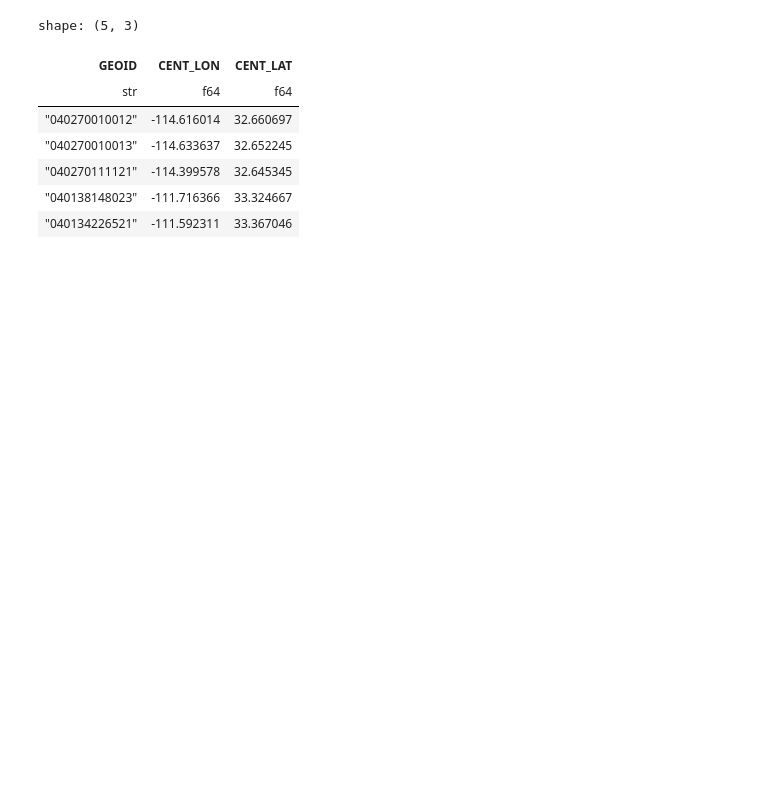
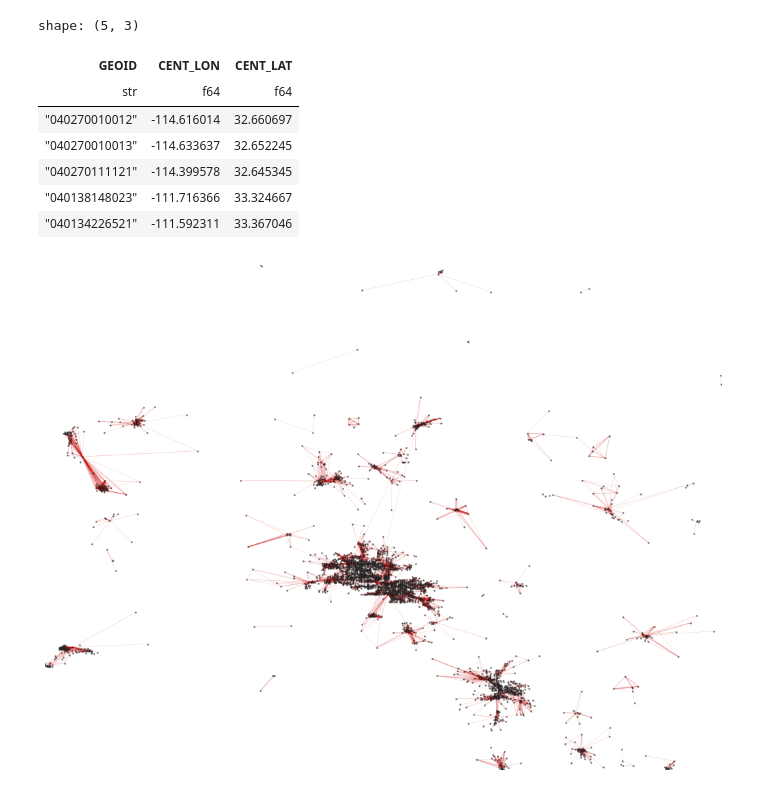
Before and after one commit to marcus-friis/weekly-patterns-plus-exploration, a Jupyter notebook: notebooks/duck-test.ipynb, the cells around one changed output. Saved outputs shown, nothing was run; the diff lists cells and outputs as text; code cells hidden in the pictures; blank space fills up the shorter version.

```diff
--- a/notebooks/duck-test.ipynb
+++ b/notebooks/duck-test.ipynb
@@ -161,11 +150,11 @@ G.add_weighted_edges_from(edges)
 # %%
-# 1. Build a lon/lat lookup dict from your centroid table
-coords = cb.to_pandas().set_index("GEOID")[["CENT_LON", "CENT_LAT"]]
-pos = {geoid: (row.CENT_LON, row.CENT_LAT) for geoid, row in coords.iterrows()}
-
-# 2. Only keep edges where BOTH endpoints have known coordinates
-#    (POI_CBG might include CBGs outside Arizona / outside your shapefile)
-edges_df = od#.sample(100_000)
+pos = dict(
+    zip(
+        cb["GEOID"],
+        zip(cb["CENT_LON"], cb["CENT_LAT"])
+    )
+)
+edges_df = od.filter(pl.col("HOME_CBG") != pl.col("POI_CBG")).top_k(10_000, by="VISITOR_COUNT")
 edges = [
     (h, p, w) for h, p, w in edges_df.iter_rows()
     if h in pos and p in pos
@@ -173,35 +162,35 @@ edges = [
 
 G = nx.DiGraph()
 G.add_weighted_edges_from(edges)
-
-# 3. Filter pos down to only nodes actually in G (nx.draw wants exact match)
 sub_pos = {n: pos[n] for n in G.nodes()}
 # %%
 fig_scale = 2
 fig, ax = plt.subplots(figsize=(6.4*fig_scale, 4.8*fig_scale))
 
 # state boundary
-gdf.boundary.plot(ax=ax, color="#222", linewidth=0.2)
+# gdf.boundary.plot(ax=ax, color="#222", linewidth=0.1)
 
 # draw the OD graph using real coordinates
 weights = np.array([G[u][v]["weight"] for u, v in G.edges()])
 edge_widths = 0.1 + 3 * (weights / weights.max())  # scale line width by flow
 
 nx.draw_networkx_edges(
     G, pos=sub_pos, ax=ax,
-    edge_color="#c00", alpha=0.05, width=edge_widths,
+    edge_color="#c00", alpha=0.2, width=edge_widths,
     arrows=False,  # cleaner for large OD plots
 )
 nx.draw_networkx_nodes(
     G, pos=sub_pos, ax=ax,
-    node_size=2, node_color="#222", alpha=0.5,
+    node_size=1, node_color="#222", alpha=0.5,
 )
 
 # match extent to your data (or to gdf.total_bounds for the full state)
 xs = [p[0] for p in sub_pos.values()]
 ys = [p[1] for p in sub_pos.values()]
 ax.set_xlim(min(xs), max(xs))
 ax.set_ylim(min(ys), max(ys))
 
-cx.add_basemap(ax, crs="EPSG:4326", zoom=8)
+#cx.add_basemap(ax, crs="EPSG:4326", zoom=8)
 ax.set_axis_off()
+# %% [output]
+[figure, added]
```
Also changed, not shown: parts of 14 cells of this notebook.
